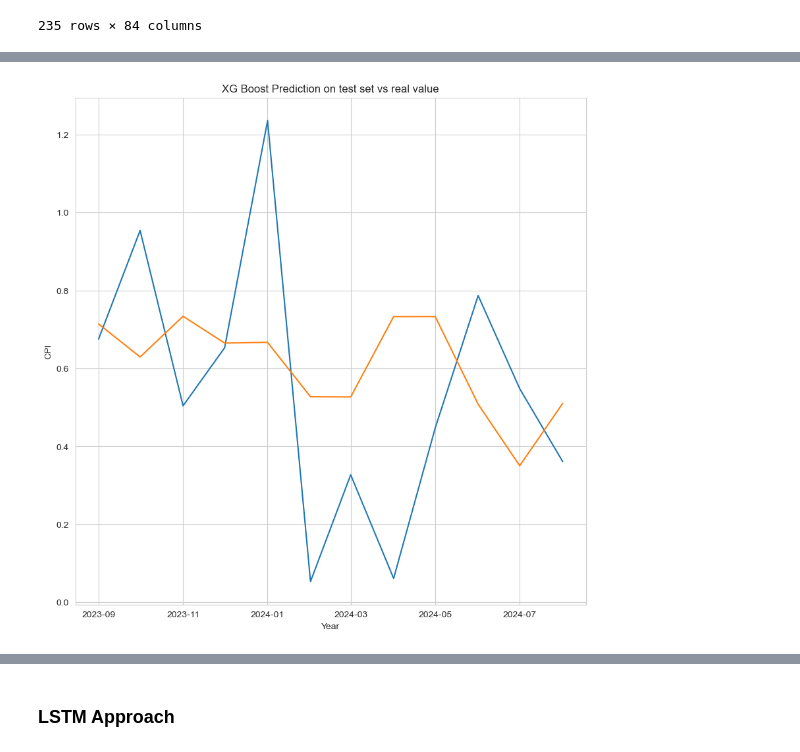
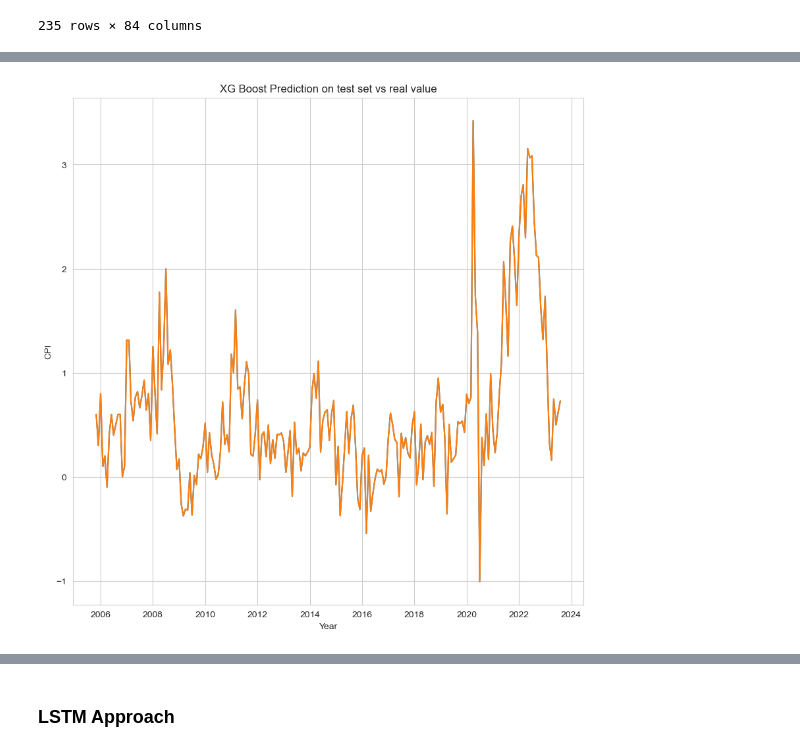
Before and after one commit to EddieNguyen2012/CPI-Prediction-using-Supply-Chain-analysis, a Jupyter notebook: src/Copy_Data_Processing.ipynb, the cells around one changed output, grey strips where cells are left out. Drawn from its saved outputs; the diff is of its cells as text; code cells hidden in the pictures.

Commit message:
The models work!!!

```diff
--- a/src/Copy_Data_Processing.ipynb
+++ b/src/Copy_Data_Processing.ipynb
@@ -268,7 +277,7 @@ def find_best_lag_of_columns(data, target):
     for column in data.columns:
         tmp = []
         # Calculate cross-correlation
-        res = ccf(data[column], target, nlags=20)
+        res = ccf(data[column], target, nlags=9)
 
         # Linear search for significant lags (cut-off at 95% confidence level)
         for i in range(1, len(res)):
@@ -354,7 +347,7 @@ diff_mean_only_X
 ## Data Windowing
 # %%
 windower = WindowFeatures(window=3, functions=['mean', 'std'])
-windowed_Y = windower.fit_transform(pd.DataFrame(diff_y,
+windowed_Y = windower.fit_transform(pd.DataFrame(Y,
                                                  columns=[diff_y.name],
                                                  index=diff_y.index))
 windowed_Y = windowed_Y.fillna(method='bfill').iloc[:,-2:]
@@ -363,4 +356,4 @@ diff_mean_only_X[windowed_Y.columns] = windowed_Y
 # %% [output]
 DataFrame.fillna with 'method' is deprecated and will raise in a future version. Use obj.ffill() or obj.bfill() instead.
 # %%
-diff_mean_only_X.head(5)
+diff_mean_only_X.dropna(inplace=True)
@@ -682,22 +682,22 @@ diff_mean_only_X
 | 2024-08-01 | 1.326 | -4.276 | 0.631 | 2.658 | ... |
 235 rows × 84 columns
 # %%
-tscv = TimeSeriesSplit(n_splits=9)
+tscv = TimeSeriesSplit(n_splits=12)
 # diff_y = differencing(Y, 1)
 new_Y = Y[1:]
 split_index = -12
-X_train = mean_only_X[1:split_index]
-X_test = mean_only_X[split_index:]
-y_train = diff_y[:split_index]
+X_train = diff_mean_only_X[1:split_index]
+X_test = diff_mean_only_X[split_index:]
+y_train = diff_y[9:split_index]
 y_test = diff_y[split_index:]
 
 
 param_grid = {
-    'n_estimators': [500, 600 ,1000],     # Number of trees
+    'n_estimators': [400, 500, 600],     # Number of trees
     # ',              # Maximum depth of each tree
     'learning_rate': [0.01, 0.1, 0.2, 0.5],  # Step size shrinkage
-    'subsample': [0.8, 1.0],             # Fraction of samples for training each tree
-    'colsample_bytree': [0.8, 1.0],      # Fraction of features for each tree,
+    'subsample': [0.5, 0.8, 1.0],             # Fraction of samples for training each tree
+    'colsample_bytree': [0.5, 0.8, 1.0],      # Fraction of features for each tree,
 }
 
 # Define the model
@@ -799,19 +815,18 @@ fig.show()
 # %%
-xg_boost_model = model.fit(X_train, y_train)
-y_predicted = xg_boost_model.predict(X_test)
+y_predicted = xg_boost_model.predict(X_train)
 
-y_predicted = pd.Series(data=y_predicted, index=y_test.index)
+y_predicted = pd.Series(data=y_predicted, index=y_train.index)
 
 plt.figure(figsize=(10,10))
-plt.plot(y_test)
+plt.plot(y_train)
 plt.plot(y_predicted)
 plt.title('XG Boost Prediction on test set vs real value')
 plt.xlabel('Year')
 plt.ylabel('CPI')
 plt.savefig(os.path.join(plot_folder, 'XG_Boost_prediction'))
 # y_test
 # %% [output]
-[figure, old version]
+[figure, new version]
 # %%
 explainer = shap.TreeExplainer(best_model)
 explanation = explainer(X_test)
```
Also changed, not shown: parts of 20 cells of this notebook, 7 other files.
